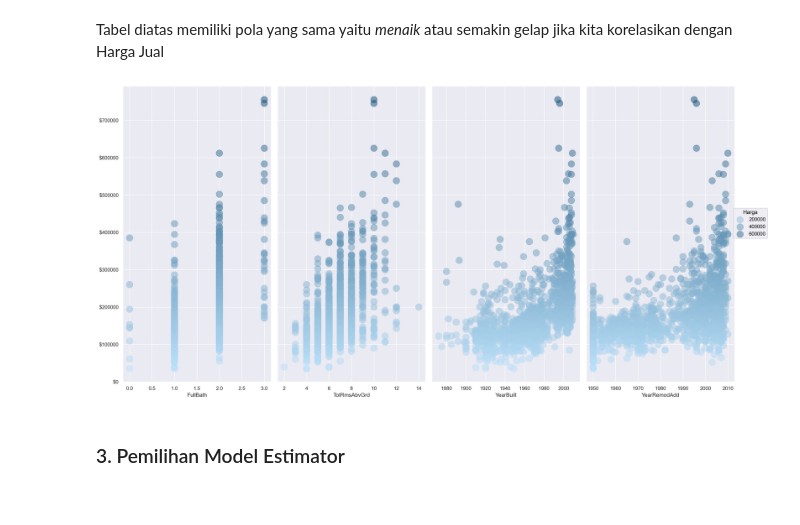
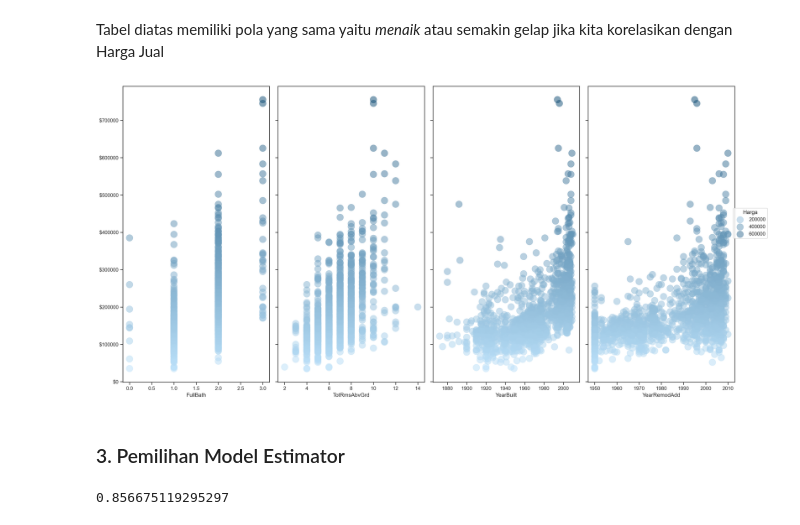
Before and after one commit to arya475/Data-Science-house-price-predict, a Jupyter notebook: main.ipynb, the cells around one changed output. Saved outputs shown, nothing was run; the diff lists cells and outputs as text; code cells hidden in the pictures.

```diff
--- a/main.ipynb
+++ b/main.ipynb
@@ -146,15 +119,25 @@ a.show()
 # %% [markdown]
 Tabel diatas memiliki pola yang sama yaitu *menaik* atau semakin gelap jika kita korelasikan dengan Harga Jual
 # %%
-q = so.Plot(df_tipe_num, y='SalePrice', color='SalePrice')
+q = so.Plot(df_tipe_num, y='SalePrice', color='SalePrice').theme(axes_style("ticks"))
 q.add(so.Dot(alpha=.5, pointsize=15)).scale(
     y=so.Continuous().label(like="${x:g}"),
     color=so.Continuous(('#BBE1FA', '#0F4C75'))
     ).layout(size=(20,10)).label().pair(x=['FullBath','TotRmsAbvGrd','YearBuilt','YearRemodAdd']).label( color='Harga', y='')
 # %% [output]
-[figure, old version]
+[figure, new version]
 # %% [markdown]
 ### 3. Pemilihan Model Estimator
 # %%
-from sklearn.ensemble import RandomForestClassifier # Model estimator
+from sklearn.ensemble import HistGradientBoostingRegressor # Model estimator
 from sklearn.model_selection import train_test_split # Pemilihan dan evaluasi model
+
+X = df_tipe_num.drop(columns=["SalePrice"]) # Feature
+y = df_tipe_num["SalePrice"] # Target
+
+X_train, X_test, y_train, y_test = train_test_split(X,y,test_size=.2, random_state=1) # Pembagian untuk data train dan test
+model = HistGradientBoostingRegressor(min_samples_leaf=10)
+model.fit(X_train,y_train)
+model.score(X_test,y_test)
+# %% [output]
+0.856675119295297
```
Also changed, not shown: parts of 3 cells of this notebook, 1 other file.
